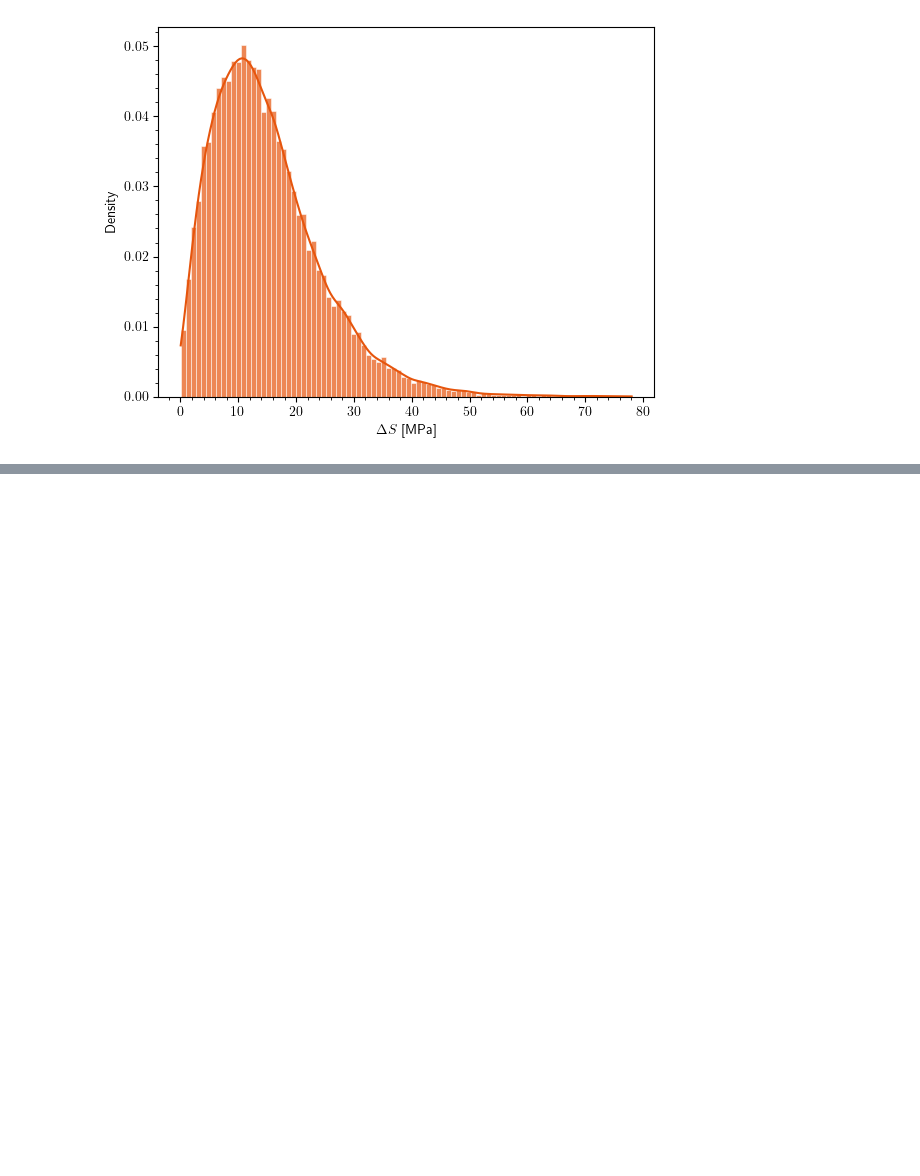
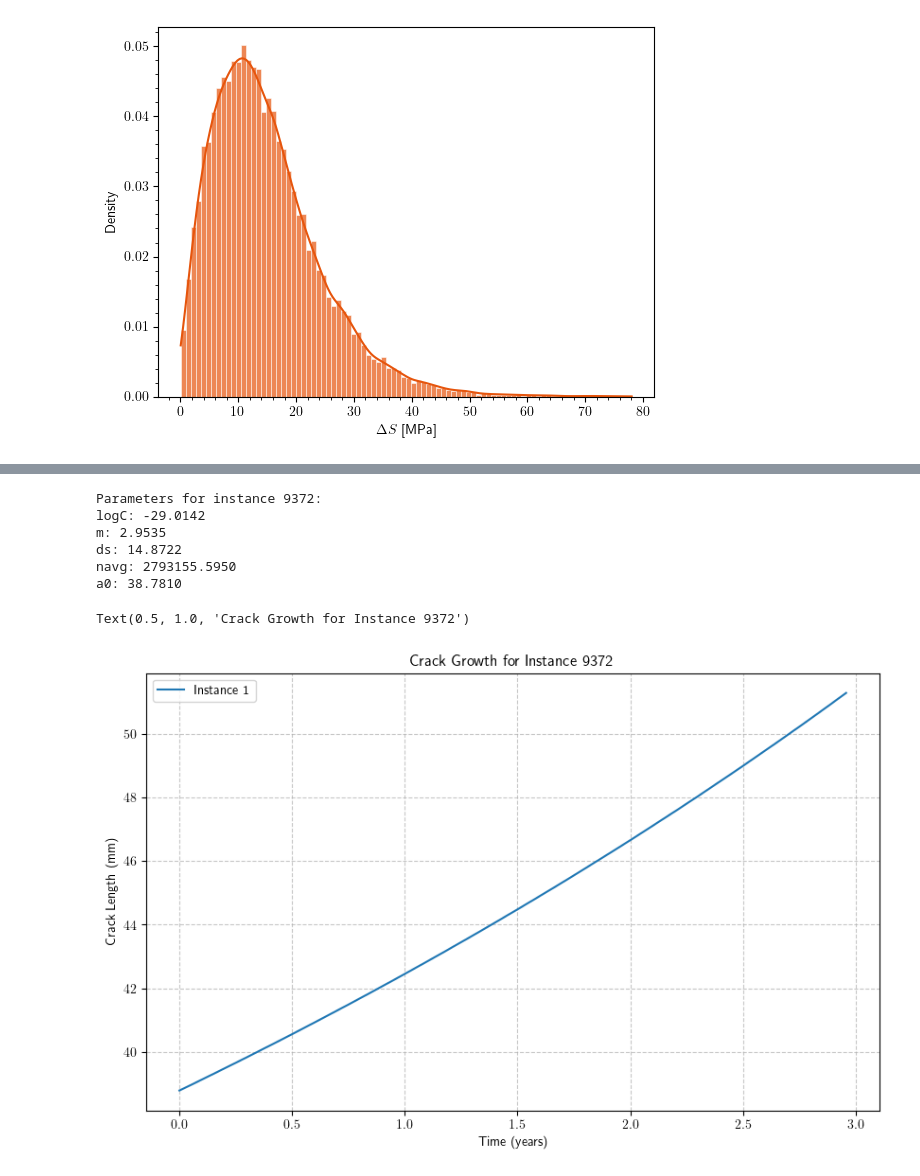
Before and after one commit to nsilionis/hierarchical-crack-growth-monitoring, a Jupyter notebook: notebooks/demo.ipynb, the cells around one changed output, grey strips where cells are left out. Drawn from its saved outputs; the diff is of its cells as text; code cells hidden in the pictures; blank space fills up the shorter version.

```diff
--- a/notebooks/demo.ipynb
+++ b/notebooks/demo.ipynb
@@ -62,0 +96,37 @@ plot_stress_ranges(data["stress_ranges"], save_fig_name="stress_ranges_plot.pdf"
+# %%
+# Let's also test a single prediction to understand what's going on
+inst = instances[0]
+logc = np.log(paris_params[0][0])
+m = paris_params[1][0]
+ds = stress_ranges[0]
+navg = n_cycles[0]
+a0 = initial_crack_lengths[0]
+
+# Print these values to debug
+print(f"Parameters for instance {inst}:")
+print(f"logC: {logc:.4f}")
+print(f"m: {m:.4f}")
+print(f"ds: {ds:.4f}")
+print(f"navg: {navg:.4f}")
+print(f"a0: {a0:.4f}")
+
+# Plot a single instance prediction
+fig, ax = plot_paris_predictions_detailed(
+    paris_params=(paris_params[0][0:1], paris_params[1][0:1]),
+    ds=stress_ranges[0],
+    navg=n_cycles[0],
+    a0=initial_crack_lengths[0],
+    times=time_array,
+    figsize=(10, 6)
+)
+
+ax.set_title(f"Crack Growth for Instance {inst}")
+# %% [output]
+Parameters for instance 9372:
+logC: -29.0142
+m: 2.9535
+ds: 14.8722
+navg: 2793155.5950
+a0: 38.7810
+Text(0.5, 1.0, 'Crack Growth for Instance 9372')
+[figure, added]
```
Also changed, not shown: parts of 8 cells of this notebook.
